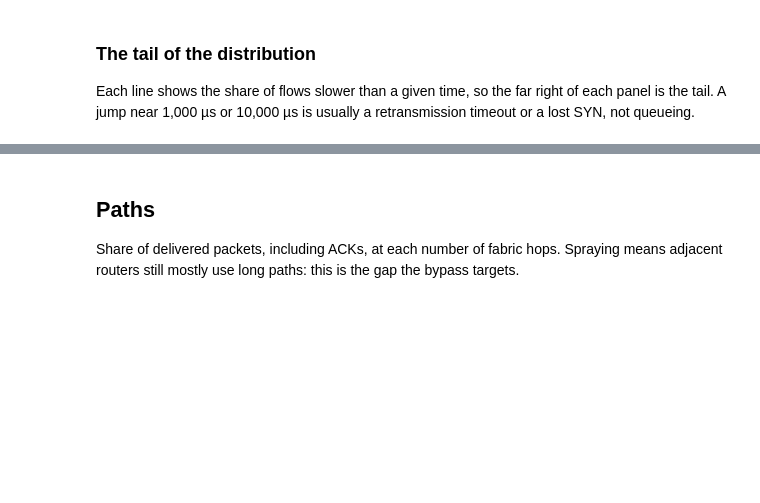
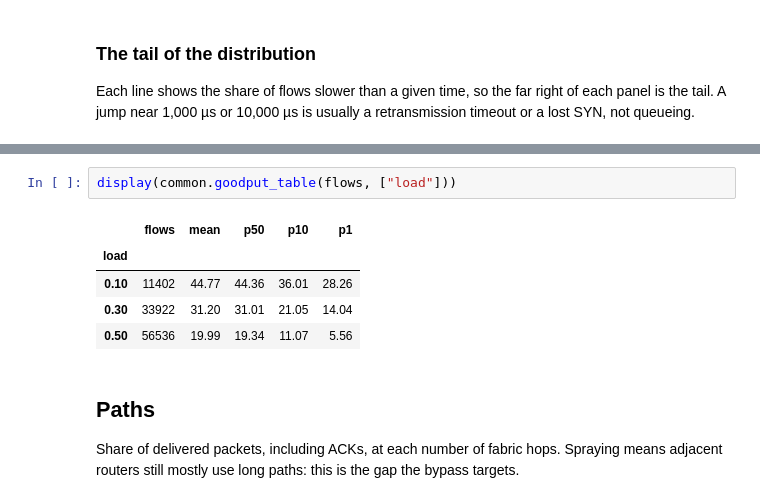
Before and after one commit to VincentNguyenDuc/spraypoint-flow-bypass, a Jupyter notebook: experiments/analysis/01-baseline.ipynb, the cells around one changed output, grey strips where cells are left out. Cells and saved outputs as stored; diff of their text form; blank space fills up the shorter version.

```diff
--- a/experiments/analysis/01-baseline.ipynb
+++ b/experiments/analysis/01-baseline.ipynb
@@ -67,3 +132,11 @@ figure.tight_layout()
+# %%
+display(common.goodput_table(flows, ["load"]))
+# %% [output]
+|  | flows | mean | p50 | p10 | p1 |
+| load |  |  |  |  |  |
+| 0.10 | 11402 | 44.77 | 44.36 | 36.01 | 28.26 |
+| 0.30 | 33922 | 31.20 | 31.01 | 21.05 | 14.04 |
+| 0.50 | 56536 | 19.99 | 19.34 | 11.07 | 5.56 |
 # %% [markdown]
 ## Paths
 
```
Also changed, not shown: parts of 13 cells of this notebook, 12 other files.
